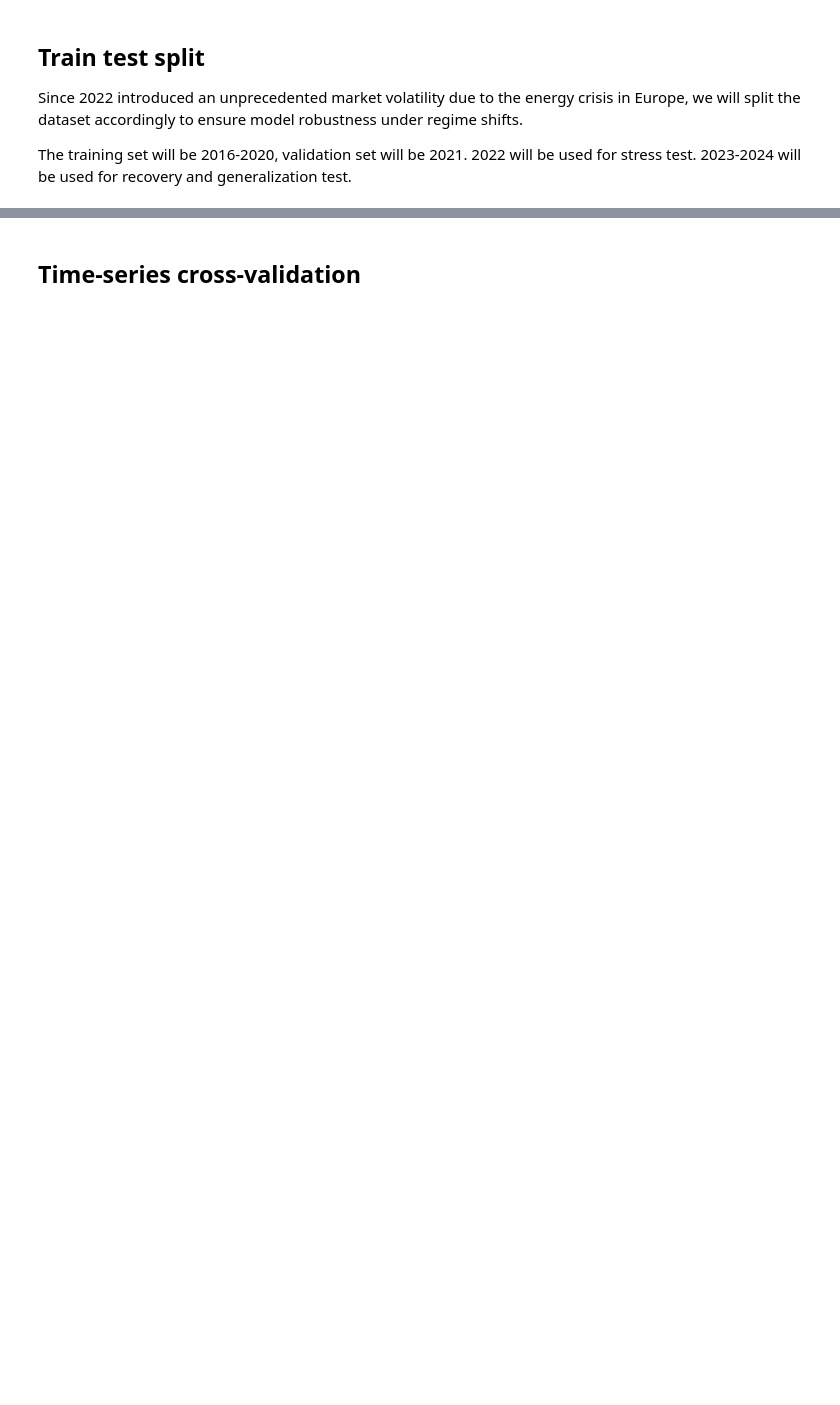
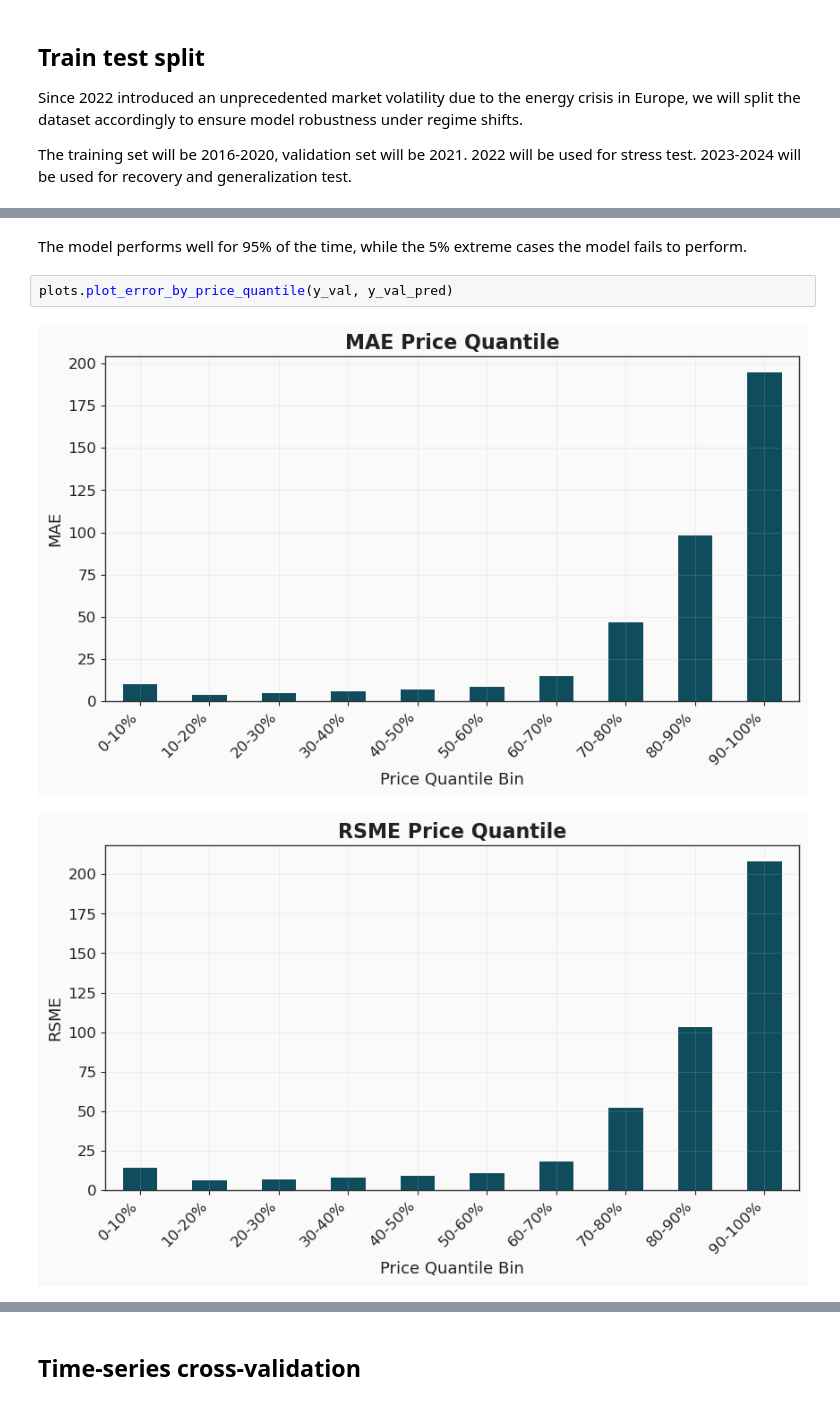
Before and after one commit to LisaBianConti/electricity-price-forecasting, a Jupyter notebook: notebooks/05_modelling.ipynb, the cells around one changed output, grey strips where cells are left out. Saved outputs shown, nothing was run; the diff lists cells and outputs as text; blank space fills up the shorter version.

```diff
--- a/notebooks/05_modelling.ipynb
+++ b/notebooks/05_modelling.ipynb
@@ -178,0 +253,7 @@ y_test = df_2022[["target_price"]]
+# %% [markdown]
+The model performs well for 95% of the time, while the 5% extreme cases the model fails to perform.
+# %%
+plots.plot_error_by_price_quantile(y_val, y_val_pred)
+# %% [output]
+[figure, added]
+[figure, added]
```
Also changed, not shown: parts of 43 cells of this notebook, 5 other files.
